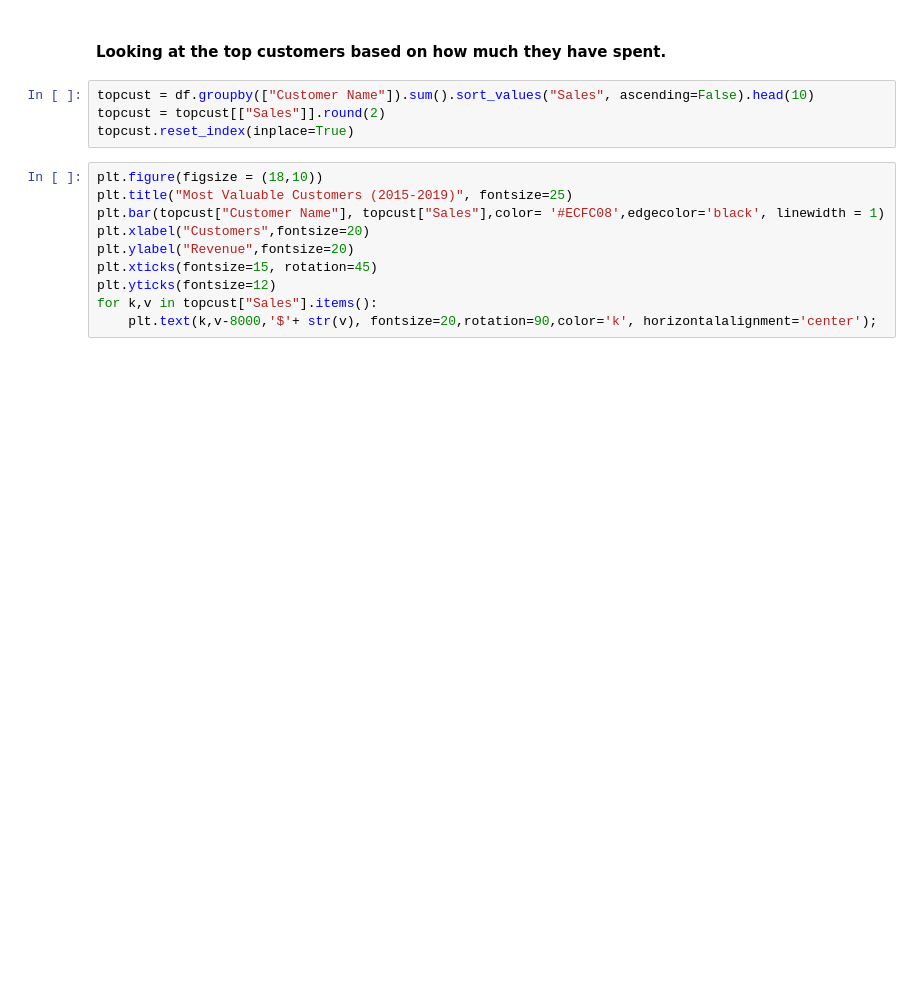
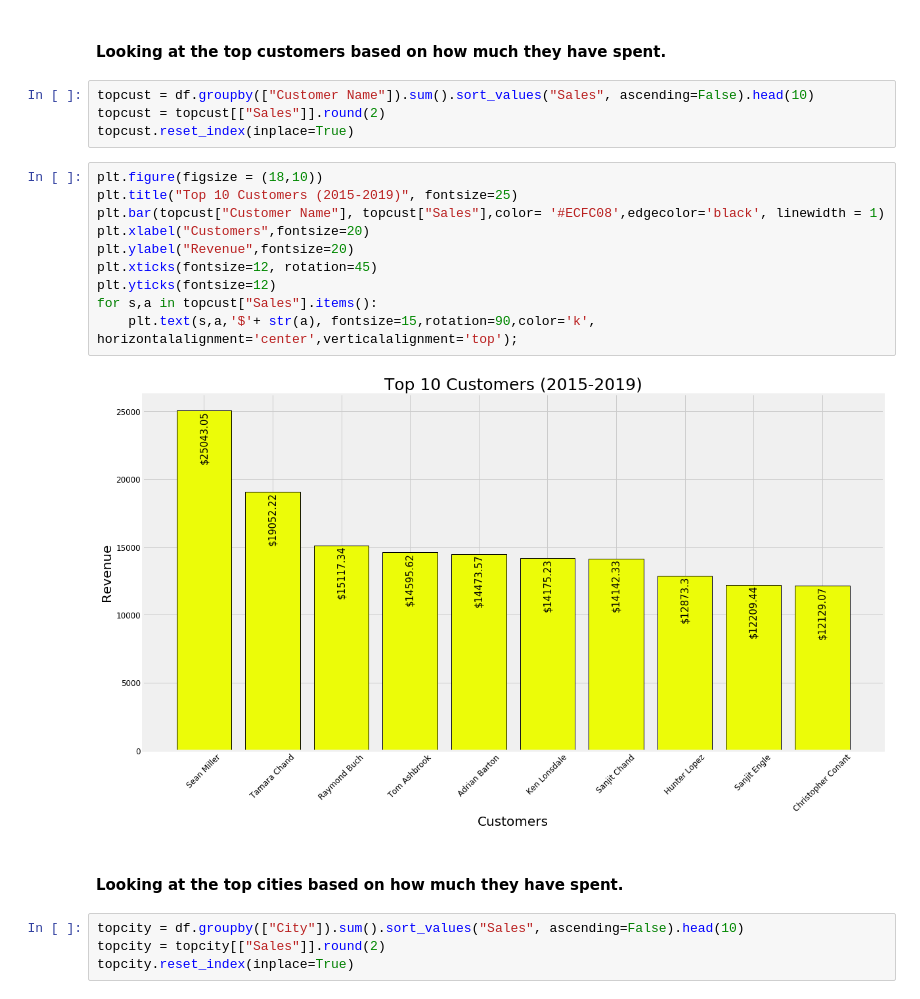
Before and after one commit to Moses-Lin/timeseries, a Jupyter notebook: EDA.ipynb, the cells around one changed output. Cells and saved outputs as stored; diff of their text form; blank space fills up the shorter version.

Commit message:
more visualizations

```diff
--- a/EDA.ipynb
+++ b/EDA.ipynb
@@ -125,11 +323,19 @@ topcust = topcust[["Sales"]].round(2)
 topcust.reset_index(inplace=True)
 # %%
 plt.figure(figsize = (18,10))
-plt.title("Most Valuable Customers (2015-2019)", fontsize=25)
+plt.title("Top 10 Customers (2015-2019)", fontsize=25)
 plt.bar(topcust["Customer Name"], topcust["Sales"],color= '#ECFC08',edgecolor='black', linewidth = 1)
 plt.xlabel("Customers",fontsize=20)
 plt.ylabel("Revenue",fontsize=20)
-plt.xticks(fontsize=15, rotation=45)
+plt.xticks(fontsize=12, rotation=45)
 plt.yticks(fontsize=12)
-for k,v in topcust["Sales"].items():
-    plt.text(k,v-8000,'$'+ str(v), fontsize=20,rotation=90,color='k', horizontalalignment='center');
+for s,a in topcust["Sales"].items():
+    plt.text(s,a,'$'+ str(a), fontsize=15,rotation=90,color='k', horizontalalignment='center',verticalalignment='top');
+# %% [output]
+[figure, added]
+# %% [markdown]
+#### Looking at the top cities based on how much they have spent.
+# %%
+topcity = df.groupby(["City"]).sum().sort_values("Sales", ascending=False).head(10)
+topcity = topcity[["Sales"]].round(2)
+topcity.reset_index(inplace=True)
```
Also changed, not shown: parts of 22 cells of this notebook.
